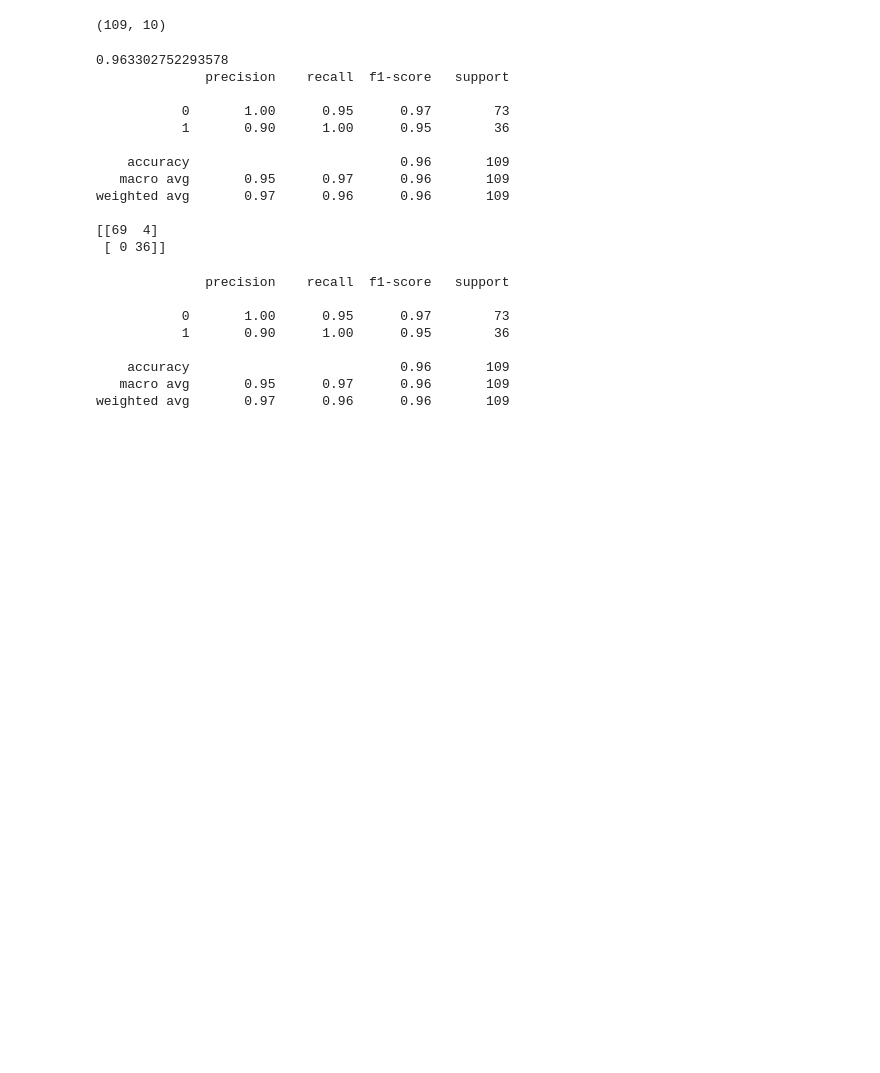
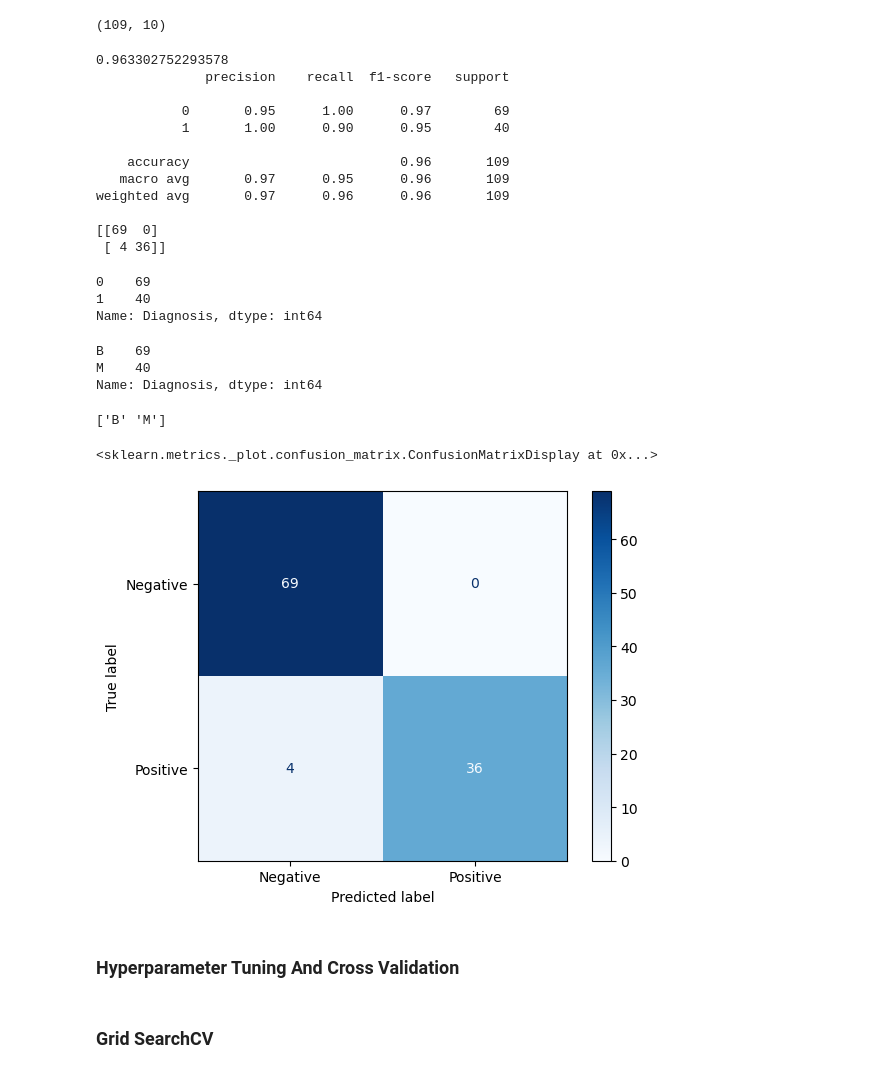
Before and after one commit to Niklauzi/Machine-Learning-Projects, a Jupyter notebook: Health Domain/Breast Cancer Wisconsin (Diagnostic)/Breast Cancer Wisconsin (Diagnostic).ipynb, the cells around one changed output. Drawn from its saved outputs; the diff is of its cells as text; code cells hidden in the pictures; blank space fills up the shorter version.

Commit message:
Hyperparameter tuning

```diff
--- a/Health Domain/Breast Cancer Wisconsin (Diagnostic)/Breast Cancer Wisconsin (Diagnostic).ipynb
+++ b/Health Domain/Breast Cancer Wisconsin (Diagnostic)/Breast Cancer Wisconsin (Diagnostic).ipynb
@@ -436,31 +438,53 @@ X_test.shape
 # %%
 from sklearn.metrics import accuracy_score,classification_report,confusion_matrix
 
-score=accuracy_score(y_pred,y_test)
+score=accuracy_score(y_test, y_pred)
 print(score)
-print(classification_report(y_pred,y_test))
-print(confusion_matrix(y_pred,y_test))
+print(classification_report(y_test, y_pred))
+print(confusion_matrix(y_test, y_pred))
 # %% [output]
 0.963302752293578
               precision    recall  f1-score   support
 
-           0       1.00      0.95      0.97        73
-           1       0.90      1.00      0.95        36
+           0       0.95      1.00      0.97        69
+           1       1.00      0.90      0.95        40
 
     accuracy                           0.96       109
-   macro avg       0.95      0.97      0.96       109
+   macro avg       0.97      0.95      0.96       109
 weighted avg       0.97      0.96      0.96       109
 
-[[69  4]
- [ 0 36]]
+[[69  0]
+ [ 4 36]]
-# %%
-print(classification_report(y_pred,y_test))
-# %% [output]
-              precision    recall  f1-score   support
-
-           0       1.00      0.95      0.97        73
-           1       0.90      1.00      0.95        36
-
-    accuracy                           0.96       109
-   macro avg       0.95      0.97      0.96       109
-weighted avg       0.97      0.96      0.96       109
+# %%
+test_df.Diagnosis.value_counts()
+# %% [output]
+0    69
+1    40
+Name: Diagnosis, dtype: int64
+# %%
+te.Diagnosis.value_counts()
+# %% [output]
+B    69
+M    40
+Name: Diagnosis, dtype: int64
+# %%
+print(le.classes_)
+# %% [output]
+['B' 'M']
+# %%
+from sklearn.metrics import confusion_matrix, ConfusionMatrixDisplay
+
+
+# Compute confusion matrix
+cm = confusion_matrix(y_test, y_pred)
+
+# Display the confusion matrix
+disp = ConfusionMatrixDisplay(confusion_matrix=cm, display_labels=["Negative", "Positive"])
+disp.plot(cmap="Blues")
+# %% [output]
+<sklearn.metrics._plot.confusion_matrix.ConfusionMatrixDisplay at 0x...>
+[figure, added]
+# %% [markdown]
+### Hyperparameter Tuning And Cross Validation
+# %% [markdown]
+### Grid SearchCV
```
Also changed, not shown: parts of 29 cells of this notebook.
